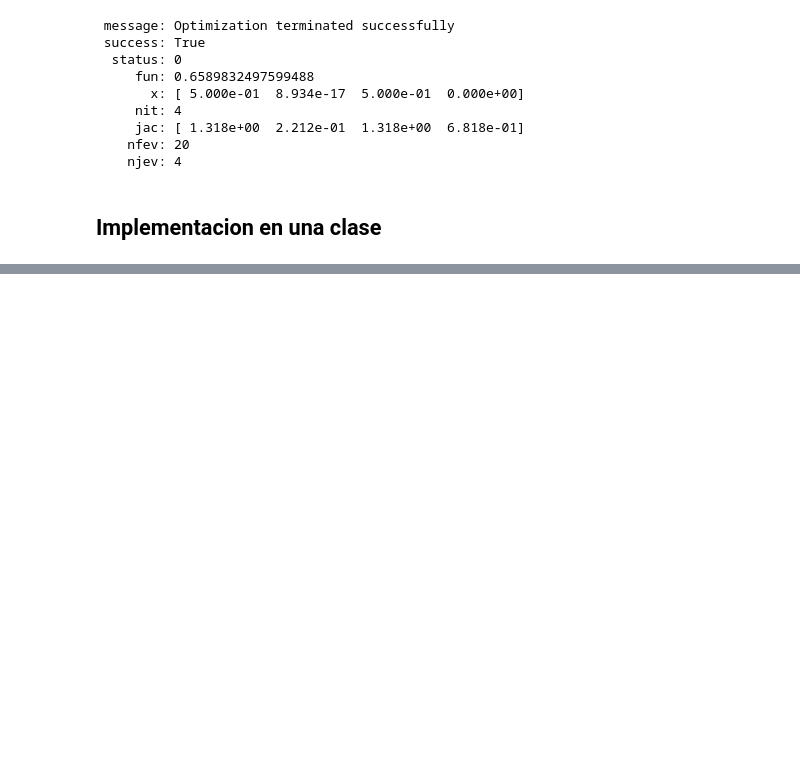
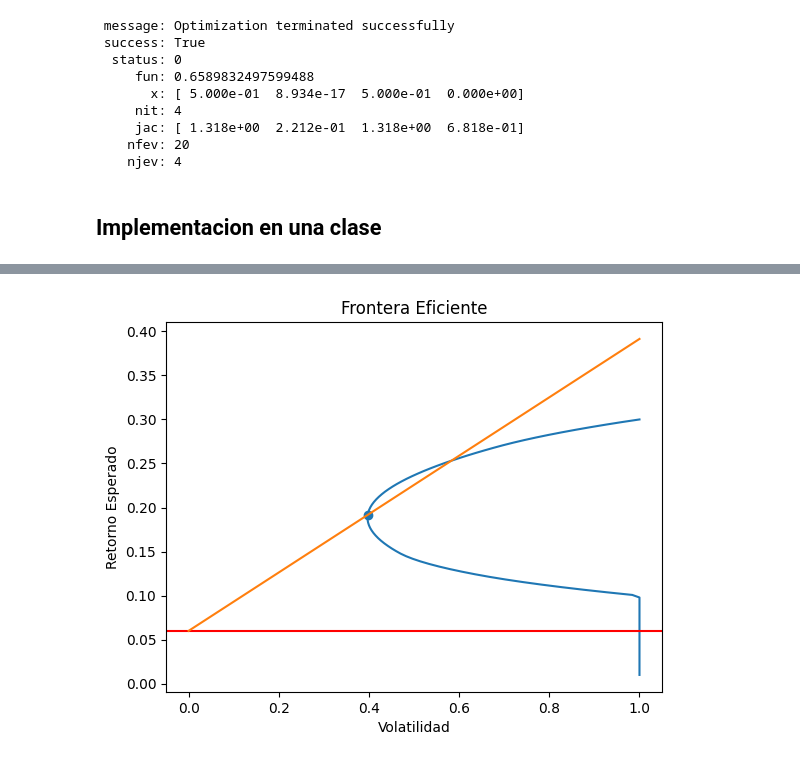
Before and after one commit to dalejandroramirez/AnalisisDePortafolios, a Jupyter notebook: nootbooks/AnalisisPortafolio.ipynb, the cells around one changed output, grey strips where cells are left out. Cells and saved outputs as stored; diff of their text form; code cells hidden in the pictures; blank space fills up the shorter version.

```diff
--- a/nootbooks/AnalisisPortafolio.ipynb
+++ b/nootbooks/AnalisisPortafolio.ipynb
@@ -230,0 +334,15 @@ portafolio1.minimizar()
+# %%
+# Graficar la frontera eficiente
+
+x = np.linspace(0, 1, 100)
+plt.plot(volatilidad, rango)
+
+plt.scatter(0.39714342903002087,0.1916161616161616)
+plt.xlabel('Volatilidad')
+plt.ylabel('Retorno Esperado')
+plt.title('Frontera Eficiente')
+plt.axhline(y=0.06, color='r', linestyle='-')
+plt.plot(x,(1316161616161/3971434290300)*x + 0.06)
+plt.show()
+# %% [output]
+[figure, added]
```
Also changed, not shown: parts of 7 cells of this notebook, 5 other files.
